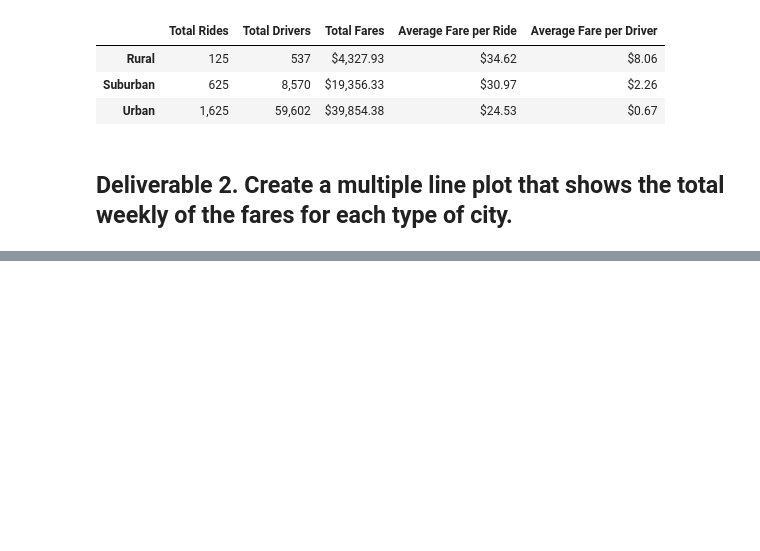
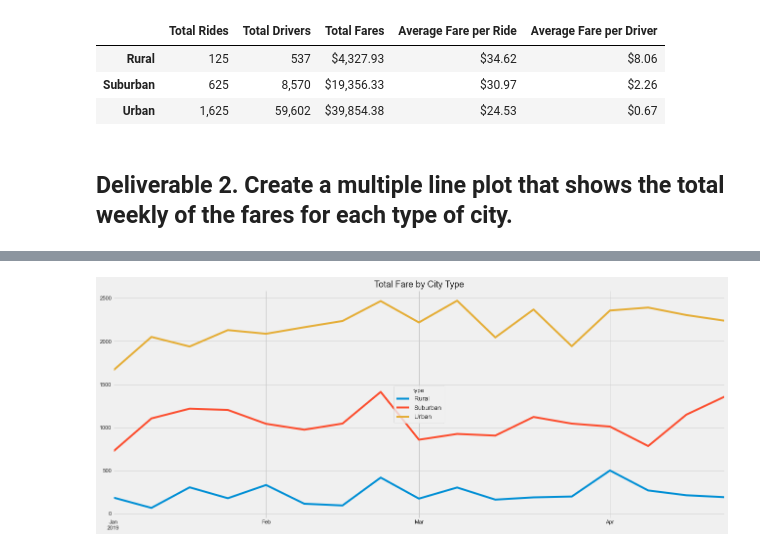
Before and after one commit to daphany/PyBer_Analysis, a Jupyter notebook: PyBer_Challenge.ipynb, the cells around one changed output, grey strips where cells are left out. Drawn from its saved outputs; the diff is of its cells as text; code cells hidden in the pictures; blank space fills up the shorter version.

```diff
--- a/PyBer_Challenge.ipynb
+++ b/PyBer_Challenge.ipynb
@@ -149,7 +304,13 @@ pyber_summary_df
 # %%
-# 16. Using the object-oriented interface method, plot the resample DataFrame using the df.plot() function.
-
-# Import the style from Matplotlib.
+### Import the style from Matplotlib.
 from matplotlib import style
 # Use the graph style fivethirtyeight.
 style.use('fivethirtyeight')
+type_sum_fares_week.plot(figsize=(20,8))
+
+lgnd = plt.legend(fontsize="13", title="type", loc='center')
+plt.xlabel('')
+plt.title("Total Fare by City Type", fontsize=18)
+plt.show()
+# %% [output]
+[figure, added]
```
Also changed, not shown: parts of 10 cells of this notebook.
